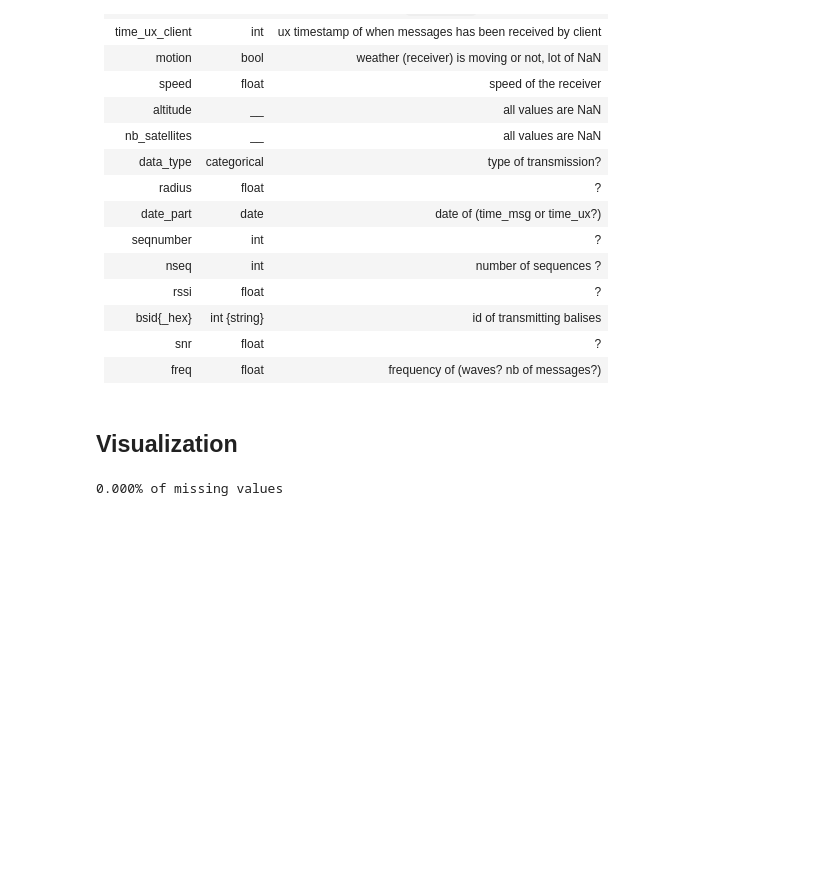
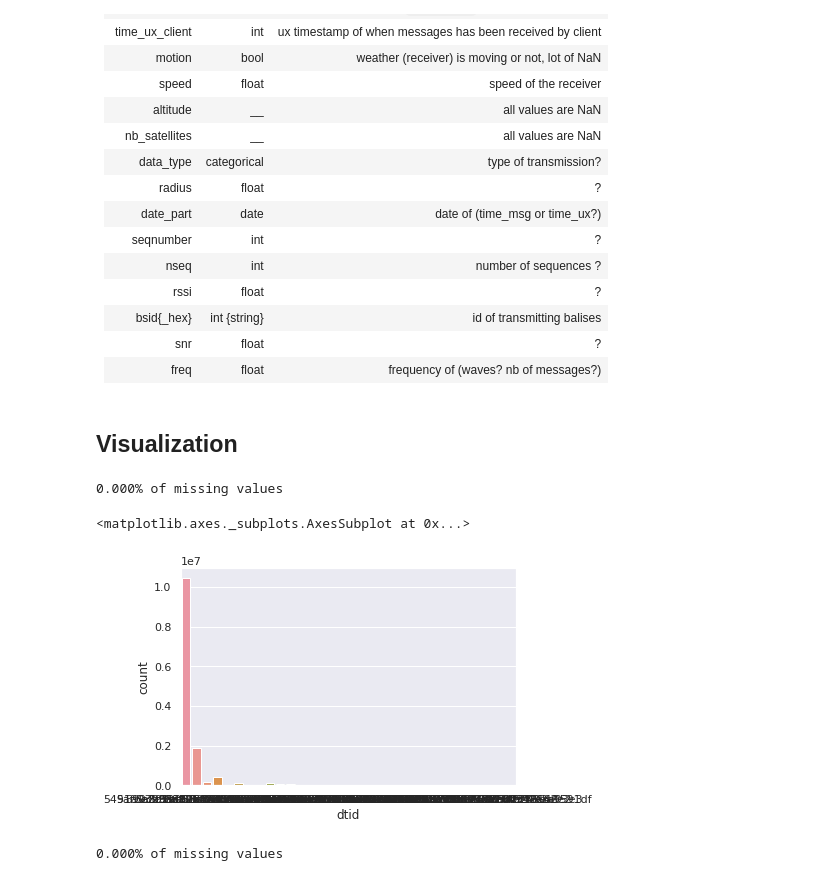
Before and after one commit to vcharvet/geoloc-challenge, a Jupyter notebook: notebooks/feature_exploration.ipynb, the cells around one changed output. Saved outputs shown, nothing was run; the diff lists cells and outputs as text; code cells hidden in the pictures; blank space fills up the shorter version.

```diff
--- a/notebooks/feature_exploration.ipynb
+++ b/notebooks/feature_exploration.ipynb
@@ -116,6 +116,14 @@ dtype: int64
 import seaborn as sns
 
 sns.set()
+# %%
+print('{:.3f}% of missing values'.format(train_df['dtid'].isna().sum() / train_df.shape[0] * 100 ))
+
+sns.countplot(train_df['dtid'].dropna())
+# %% [output]
+0.000% of missing values
+<matplotlib.axes._subplots.AxesSubplot at 0x...>
+[figure, added]
 # %%
 print('{:.3f}% of missing values'.format(train_df['freq'].isna().sum() / train_df.shape[0] * 100 ))
 
```
Also changed, not shown: parts of 2 cells of this notebook, 1 other file.
